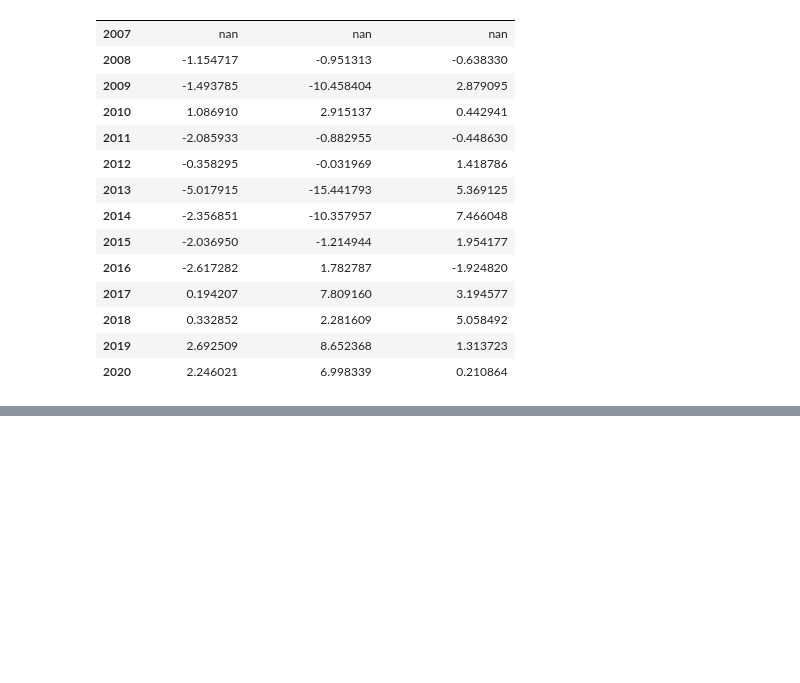
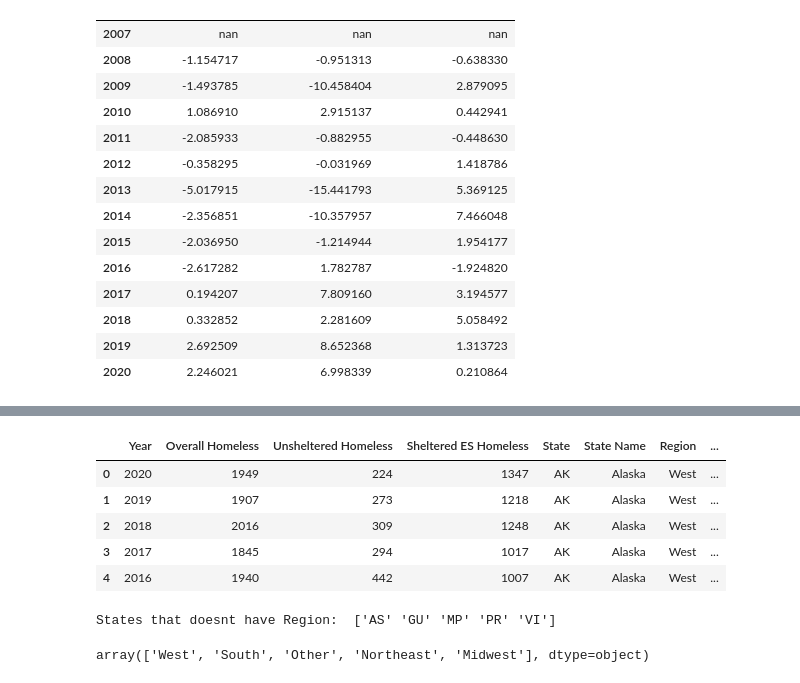
Before and after one commit to Jenniarlet/homeless_project, a Jupyter notebook: notebooks/eda_v2.ipynb, the cells around one changed output, grey strips where cells are left out. Saved outputs shown, nothing was run; the diff lists cells and outputs as text; code cells hidden in the pictures; blank space fills up the shorter version.

```diff
--- a/notebooks/eda_v2.ipynb
+++ b/notebooks/eda_v2.ipynb
@@ -308,6 +310,7 @@ print(pit_state['State'].unique())
 # make new dataframe with columns of interest
 cols_interest = ['Year', 'Overall Homeless', 'Unsheltered Homeless', 'Sheltered ES Homeless']
 # replacing cells with no value with zero
-pit_state = pit_state[cols_interest].replace(' ', 0)
+pit_state = pit_state[cols_interest  + ['State']].replace(' ', 0)
 # coverting the type of the columns into integer
 pit_state = pit_state.astype({'Year':'int64', 'Overall Homeless':'int64', 'Unsheltered Homeless':'int64', 'Sheltered ES Homeless':'int64'})
+pit_state.head()
@@ -374,0 +396,19 @@ pct_change.style.background_gradient(axis=0, cmap='YlOrRd')
+# %%
+#merge pit_state and region_state to get a new dataframe with region field
+pit_region = pit_state.merge(region_state, on='State', how='outer')
+pit_region.head()
+# %% [output]
+|  | Year | Overall Homeless | Unsheltered Homeless | Sheltered ES Homeless | State | State Name | Region | ... |
+| 0 | 2020 | 1949 | 224 | 1347 | AK | Alaska | West | ... |
+| 1 | 2019 | 1907 | 273 | 1218 | AK | Alaska | West | ... |
+| 2 | 2018 | 2016 | 309 | 1248 | AK | Alaska | West | ... |
+| 3 | 2017 | 1845 | 294 | 1017 | AK | Alaska | West | ... |
+| 4 | 2016 | 1940 | 442 | 1007 | AK | Alaska | West | ... |
+# %%
+#Assign "Other" to states aren't matched with a region
+pit_region['Region'] = pit_region['Region'].fillna("Other")
+print('States that doesnt have Region: ', pit_region[pit_region['Region'] == 'Other']['State'].unique())
+pit_region['Region'].unique()
+# %% [output]
+States that doesnt have Region:  ['AS' 'GU' 'MP' 'PR' 'VI']
+array(['West', 'South', 'Other', 'Northeast', 'Midwest'], dtype=object)
```
Also changed, not shown: parts of 10 cells of this notebook.
